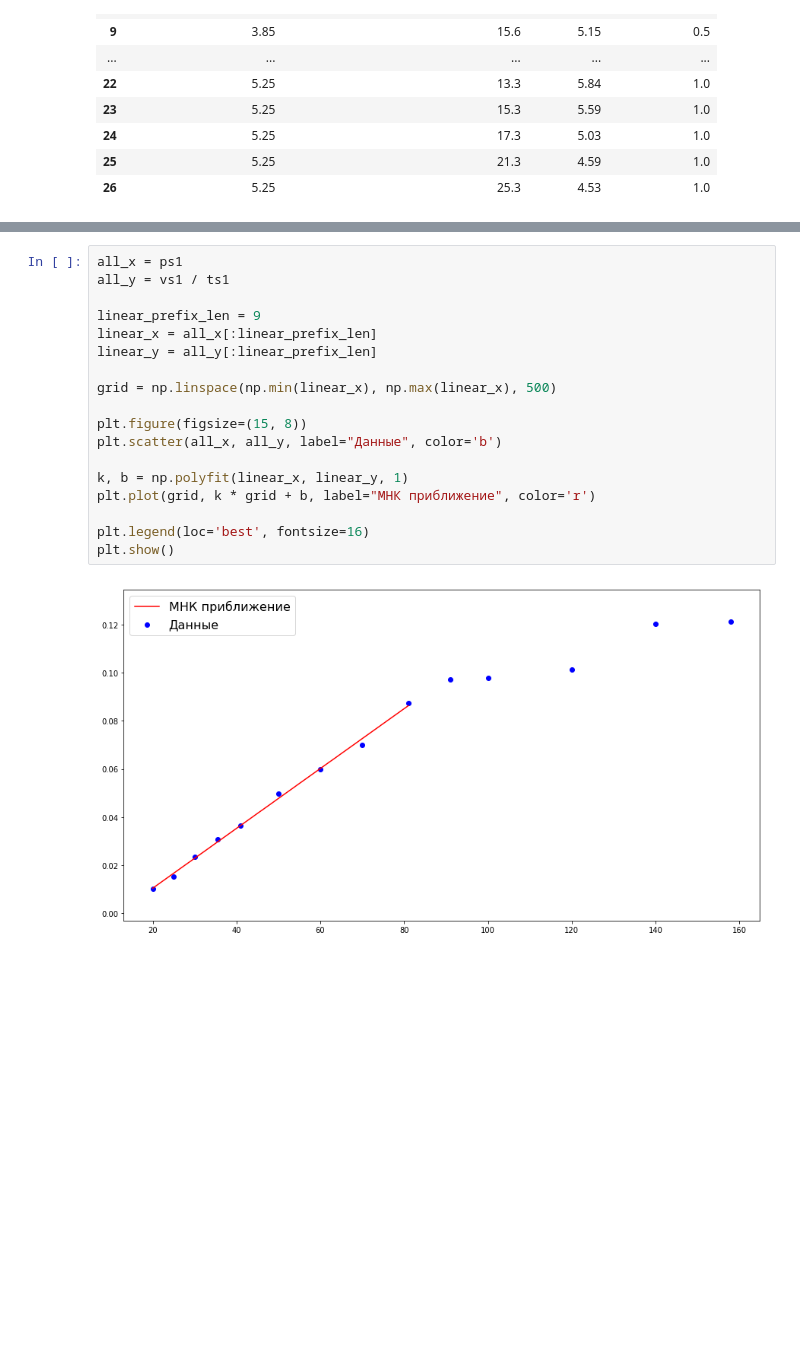
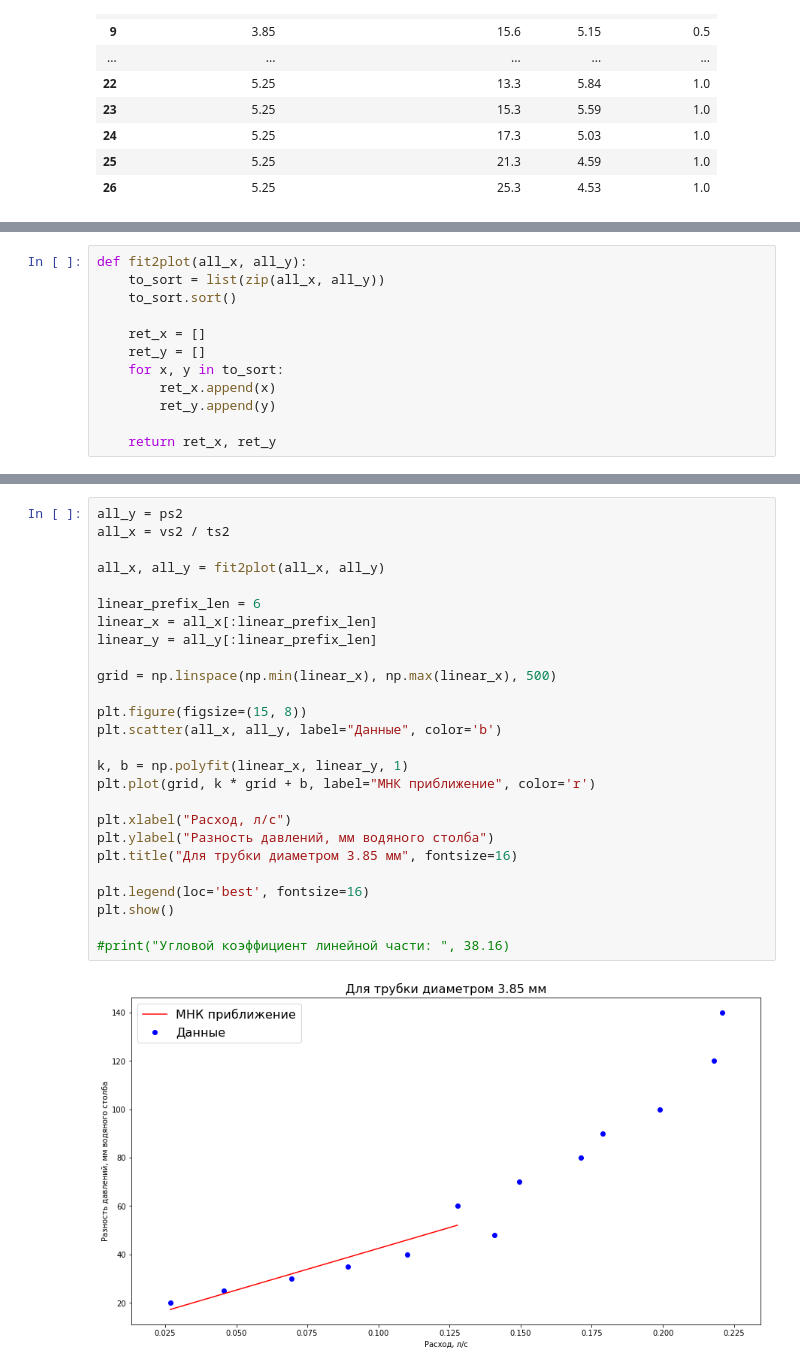
Before and after one commit to rationalex/MIPT_labs, a Jupyter notebook: 5_term/вязкость.ipynb, the cells around one changed output, grey strips where cells are left out. Drawn from its saved outputs; the diff is of its cells as text; blank space fills up the shorter version.

```diff
--- a/5_term/вязкость.ipynb
+++ b/5_term/вязкость.ipynb
@@ -70,0 +157,12 @@ df
+# %%
+def fit2plot(all_x, all_y):
+    to_sort = list(zip(all_x, all_y))
+    to_sort.sort()
+
+    ret_x = []
+    ret_y = []
+    for x, y in to_sort:
+        ret_x.append(x)
+        ret_y.append(y)
+
+    return ret_x, ret_y
@@ -71,20 +206,28 @@ df
 # %%
-all_x = ps1
-all_y = vs1 / ts1
+all_y = ps2
+all_x = vs2 / ts2
 
-linear_prefix_len = 9
+all_x, all_y = fit2plot(all_x, all_y)
+
+linear_prefix_len = 6
 linear_x = all_x[:linear_prefix_len]
 linear_y = all_y[:linear_prefix_len]
 
 grid = np.linspace(np.min(linear_x), np.max(linear_x), 500)
 
 plt.figure(figsize=(15, 8))
 plt.scatter(all_x, all_y, label="Данные", color='b')
 
 k, b = np.polyfit(linear_x, linear_y, 1)
 plt.plot(grid, k * grid + b, label="МНК приближение", color='r')
 
+plt.xlabel("Расход, л/c")
+plt.ylabel("Разность давлений, мм водяного столба")
+plt.title("Для трубки диаметром 3.85 мм", fontsize=16)
+
 plt.legend(loc='best', fontsize=16)
 plt.show()
+
+#print("Угловой коэффициент линейной части: ", 38.16)
 # %% [output]
-[figure, old version]
+[figure, new version]
```
Also changed, not shown: parts of 13 cells of this notebook.
